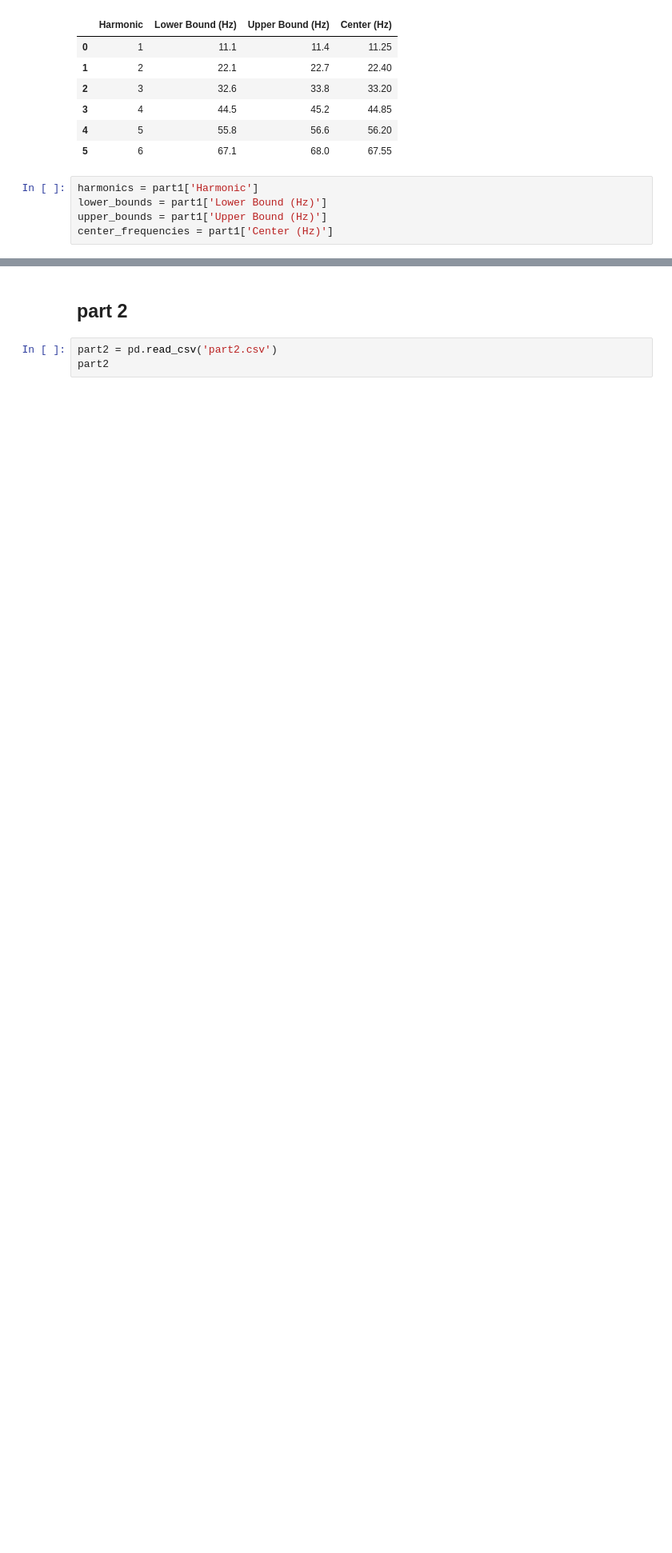
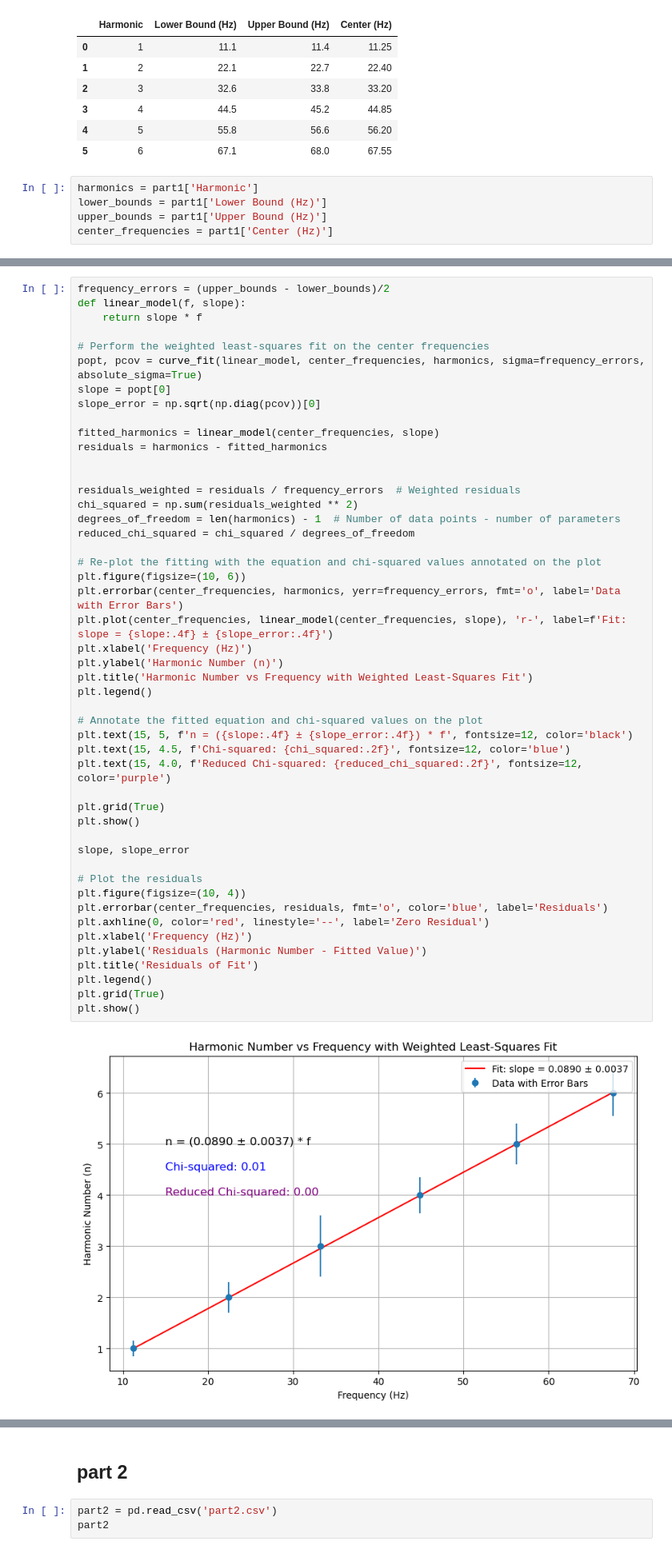
Before and after one commit to Faith-Qiao/physics5bl, a Jupyter notebook: lab11/lab11.ipynb, the cells around one changed output, grey strips where cells are left out. Shown: that part at 80% size. Cells and saved outputs as stored; diff of their text form; blank space fills up the shorter version.

```diff
--- a/lab11/lab11.ipynb
+++ b/lab11/lab11.ipynb
@@ -76,0 +22,50 @@ plt.show()
+# %%
+frequency_errors = (upper_bounds - lower_bounds)/2
+def linear_model(f, slope):
+    return slope * f
+
+# Perform the weighted least-squares fit on the center frequencies
+popt, pcov = curve_fit(linear_model, center_frequencies, harmonics, sigma=frequency_errors, absolute_sigma=True)
+slope = popt[0]
+slope_error = np.sqrt(np.diag(pcov))[0]
+
+fitted_harmonics = linear_model(center_frequencies, slope)
+residuals = harmonics - fitted_harmonics
+
+
+residuals_weighted = residuals / frequency_errors  # Weighted residuals
+chi_squared = np.sum(residuals_weighted ** 2)
+degrees_of_freedom = len(harmonics) - 1  # Number of data points - number of parameters
+reduced_chi_squared = chi_squared / degrees_of_freedom
+
+# Re-plot the fitting with the equation and chi-squared values annotated on the plot
+plt.figure(figsize=(10, 6))
+plt.errorbar(center_frequencies, harmonics, yerr=frequency_errors, fmt='o', label='Data with Error Bars')
+plt.plot(center_frequencies, linear_model(center_frequencies, slope), 'r-', label=f'Fit: slope = {slope:.4f} ± {slope_error:.4f}')
+plt.xlabel('Frequency (Hz)')
+plt.ylabel('Harmonic Number (n)')
+plt.title('Harmonic Number vs Frequency with Weighted Least-Squares Fit')
+plt.legend()
+
+# Annotate the fitted equation and chi-squared values on the plot
+plt.text(15, 5, f'n = ({slope:.4f} ± {slope_error:.4f}) * f', fontsize=12, color='black')
+plt.text(15, 4.5, f'Chi-squared: {chi_squared:.2f}', fontsize=12, color='blue')
+plt.text(15, 4.0, f'Reduced Chi-squared: {reduced_chi_squared:.2f}', fontsize=12, color='purple')
+
+plt.grid(True)
+plt.show()
+
+slope, slope_error
+
+# Plot the residuals
+plt.figure(figsize=(10, 4))
+plt.errorbar(center_frequencies, residuals, fmt='o', color='blue', label='Residuals')
+plt.axhline(0, color='red', linestyle='--', label='Zero Residual')
+plt.xlabel('Frequency (Hz)')
+plt.ylabel('Residuals (Harmonic Number - Fitted Value)')
+plt.title('Residuals of Fit')
+plt.legend()
+plt.grid(True)
+plt.show()
+# %% [output]
+[figure, added]
```
Also changed, not shown: parts of 5 cells of this notebook.
